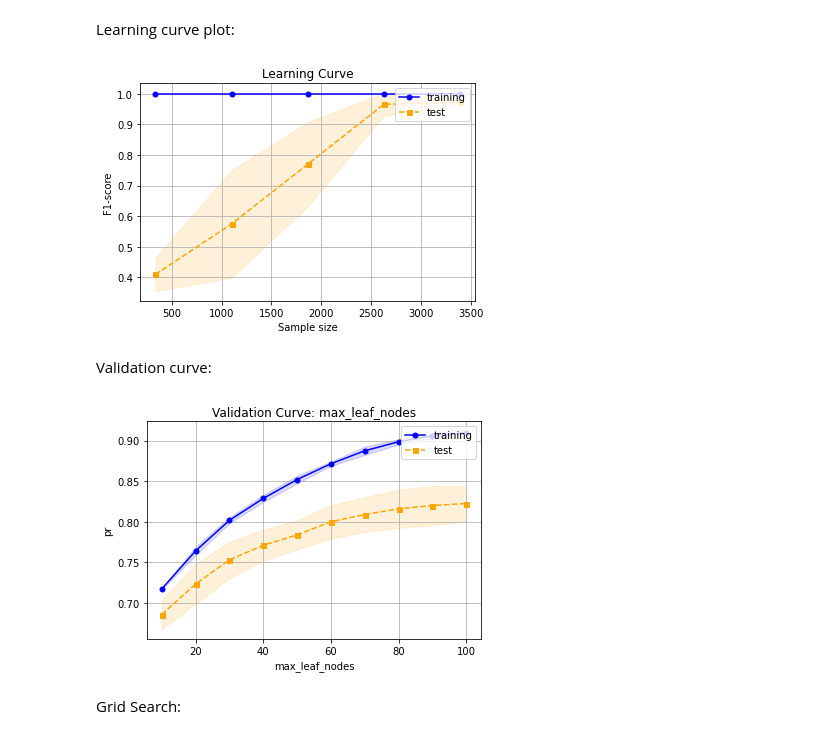
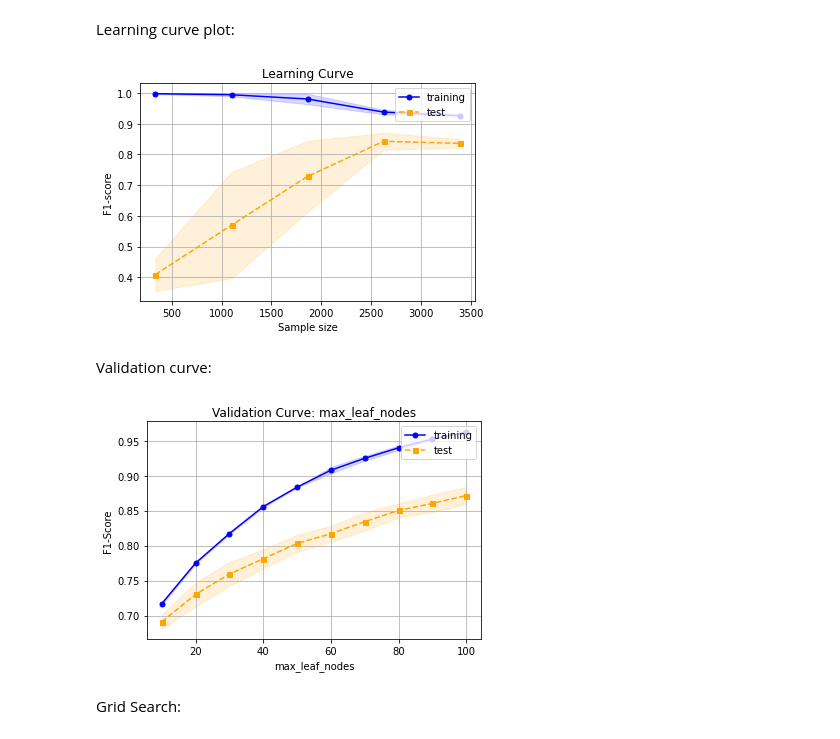
Before and after one commit to The-Electric-Moccasins/resistance-prediction, a Jupyter notebook: esbl_model_dev_ts.ipynb, the cells around one changed output. Drawn from its saved outputs; the diff is of its cells as text; code cells hidden in the pictures.

```diff
--- a/esbl_model_dev_ts.ipynb
+++ b/esbl_model_dev_ts.ipynb
@@ -533,10 +531,16 @@ Learning curve plot:
 # %%
 # Learning curve as function of sample size
 pipe_forest = make_pipeline(RandomForestClassifier(random_state=RANDOM_STATE,
-                                                   class_weight='balanced_subsample',
-                                                   n_estimators=100, max_features=20))
-train_sizes, train_scores, test_scores = \
-                learning_curve(estimator=pipe_forest,
+                               class_weight='balanced_subsample',
+                               n_estimators=150,
+                               max_depth=20,
+                               max_leaf_nodes=70,
+                               max_features=40,
+                               max_samples=0.9,
+                               min_samples_leaf=2,
+                               min_samples_split=10))
+
+train_sizes, train_scores, test_scores = learning_curve(estimator=pipe_forest,
                               X=X_over,
                               y=y_over,
                               train_sizes = np.linspace(0.1, 1.0, 5),
@@ -558,48 +562,48 @@ plt.title('Learning Curve')
 plt.legend(loc='upper right')
 plt.show()
 # %% [output]
-[figure, old version]
+[figure, new version]
 # %% [markdown]
 Validation curve:
 # %%
 # Change on of the hyperparameters
 pipe_forest = make_pipeline(RandomForestClassifier(random_state=RANDOM_STATE,
                                                    class_weight='balanced_subsample',
-                                                   n_estimators=100,
-                                                   max_depth=10,
-                                                   max_leaf_nodes=90,
-                                                   max_features=20,
-                                                   max_samples=0.7,
-                                                   min_samples_leaf=5,
+                                                   n_estimators=150,
+                                                   max_depth=20,
+                                                   max_leaf_nodes=70,
+                                                   max_features=40,
+                                                   max_samples=0.9,
+                                                   min_samples_leaf=2,
                                                    min_samples_split=10))
 # Set parameter range
 param_name = 'max_leaf_nodes'
-param_range = [10, 20, 30, 40, 50, 60, 70,80,90,100]
+param_range = [10, 20, 30, 40, 50, 60, 70, 80, 90, 100]
 train_scores, test_scores = \
                 validation_curve(estimator=pipe_forest,
                               X=X_over,
                               y=y_over,
                               param_name='randomforestclassifier__'+param_name,
                               param_range =param_range,
-                              scoring=score_pr,
+                              scoring=score_f1,
                               cv=3)
 train_mean= np.mean(train_scores, axis=1)
 train_std = np.std(train_scores, axis=1)
 test_mean= np.mean(test_scores, axis=1)
 test_std = np.std(test_scores, axis=1)
 
 plt.plot(param_range, train_mean, color='blue', marker='o', markersize=5, label='training')
 plt.fill_between(param_range, train_mean+train_std, train_mean-train_std, alpha=0.15, color='blue')
 plt.plot(param_range, test_mean, color='orange', linestyle='--', marker='s', markersize=5, label='test')
 plt.fill_between(param_range, test_mean+test_std, test_mean-test_std, alpha=0.15, color='orange')
 plt.grid()
 plt.xlabel(param_name)
-plt.ylabel('pr')
+plt.ylabel('F1-Score')
 plt.title('Validation Curve: ' + param_name)
 plt.legend(loc='upper right')
 plt.show()
 # %% [output]
-[figure, old version]
+[figure, new version]
 # %% [markdown]
 Grid Search:
 # %%
```
Also changed, not shown: parts of 3 cells of this notebook.
